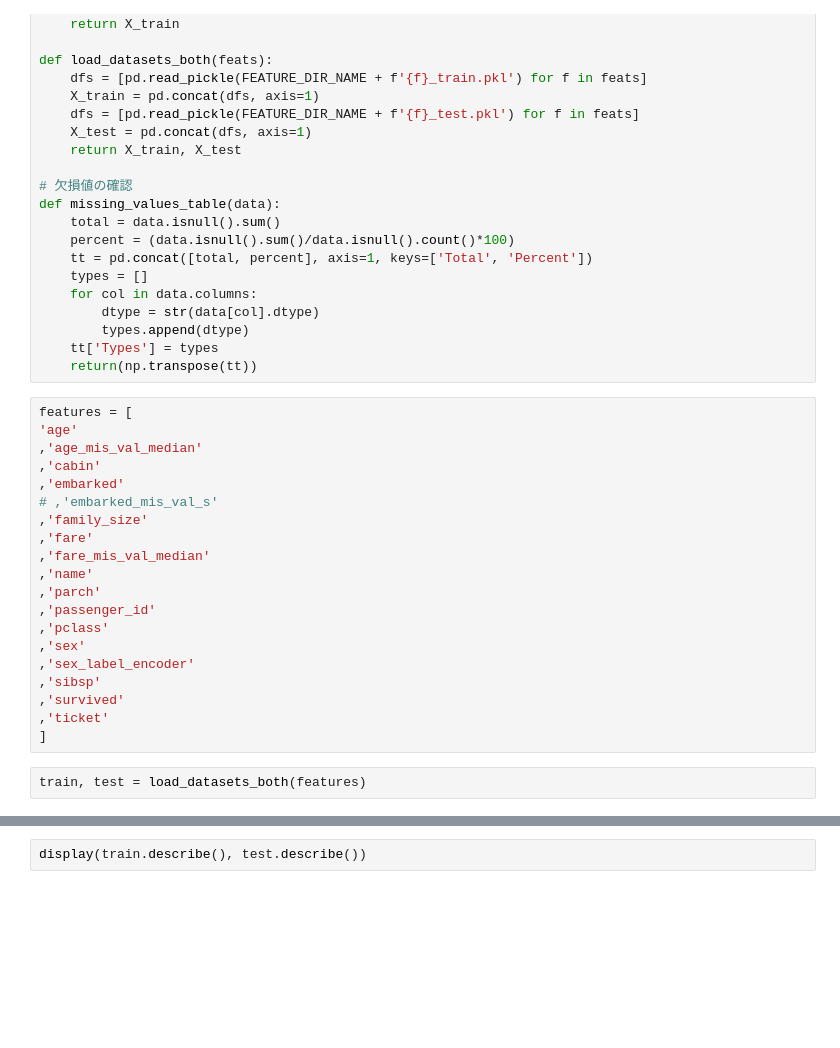
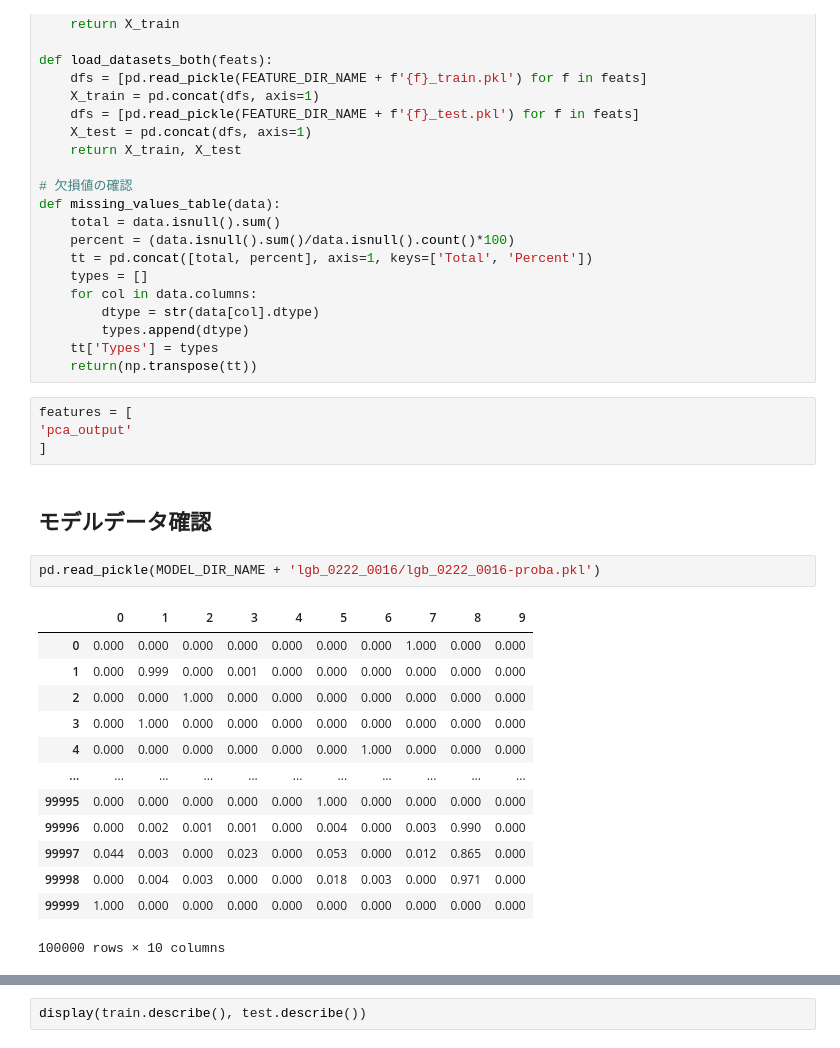
Before and after one commit to MM-Fish/TPS-FEB2022, a Jupyter notebook: notebooks/pickle_data_check.ipynb, the cells around one changed output, grey strips where cells are left out. Cells and saved outputs as stored; diff of their text form; blank space fills up the shorter version.

```diff
--- a/notebooks/pickle_data_check.ipynb
+++ b/notebooks/pickle_data_check.ipynb
@@ -128,27 +103,27 @@ def missing_values_table(data):
         types.append(dtype)
     tt['Types'] = types
     return(np.transpose(tt))
-# %%
-features = [
-'age'
-,'age_mis_val_median'
-,'cabin'
-,'embarked'
-# ,'embarked_mis_val_s'
-,'family_size'
-,'fare'
-,'fare_mis_val_median'
-,'name'
-,'parch'
-,'passenger_id'
-,'pclass'
-,'sex'
-,'sex_label_encoder'
-,'sibsp'
-,'survived'
-,'ticket'
-]
-# %%
-train, test = load_datasets_both(features)
+# %%
+features = [
+'pca_output'
+]
+# %% [markdown]
+## モデルデータ確認
+# %%
+pd.read_pickle(MODEL_DIR_NAME + 'lgb_0222_0016/lgb_0222_0016-proba.pkl')
+# %% [output]
+|  | 0 | 1 | 2 | 3 | 4 | 5 | 6 | 7 | 8 | 9 |
+| 0 | 0.000 | 0.000 | 0.000 | 0.000 | 0.000 | 0.000 | 0.000 | 1.000 | 0.000 | 0.000 |
+| 1 | 0.000 | 0.999 | 0.000 | 0.001 | 0.000 | 0.000 | 0.000 | 0.000 | 0.000 | 0.000 |
+| 2 | 0.000 | 0.000 | 1.000 | 0.000 | 0.000 | 0.000 | 0.000 | 0.000 | 0.000 | 0.000 |
+| 3 | 0.000 | 1.000 | 0.000 | 0.000 | 0.000 | 0.000 | 0.000 | 0.000 | 0.000 | 0.000 |
+| 4 | 0.000 | 0.000 | 0.000 | 0.000 | 0.000 | 0.000 | 1.000 | 0.000 | 0.000 | 0.000 |
+| ... | ... | ... | ... | ... | ... | ... | ... | ... | ... | ... |
+| 99995 | 0.000 | 0.000 | 0.000 | 0.000 | 0.000 | 1.000 | 0.000 | 0.000 | 0.000 | 0.000 |
+| 99996 | 0.000 | 0.002 | 0.001 | 0.001 | 0.000 | 0.004 | 0.000 | 0.003 | 0.990 | 0.000 |
+| 99997 | 0.044 | 0.003 | 0.000 | 0.023 | 0.000 | 0.053 | 0.000 | 0.012 | 0.865 | 0.000 |
+| 99998 | 0.000 | 0.004 | 0.003 | 0.000 | 0.000 | 0.018 | 0.003 | 0.000 | 0.971 | 0.000 |
+| 99999 | 1.000 | 0.000 | 0.000 | 0.000 | 0.000 | 0.000 | 0.000 | 0.000 | 0.000 | 0.000 |
+100000 rows × 10 columns
 # %%
 display(train.shape, test.shape)
```
Also changed, not shown: parts of 10 cells of this notebook, 10 other files.
